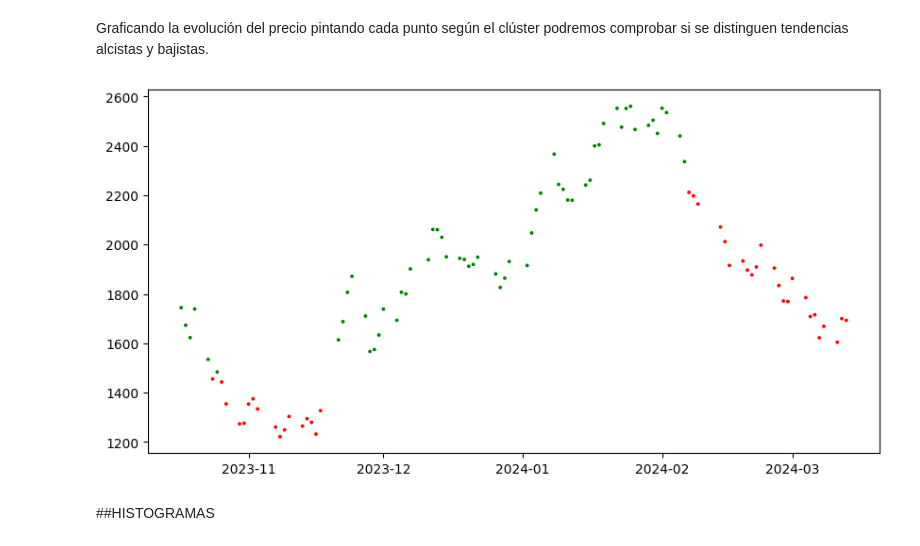
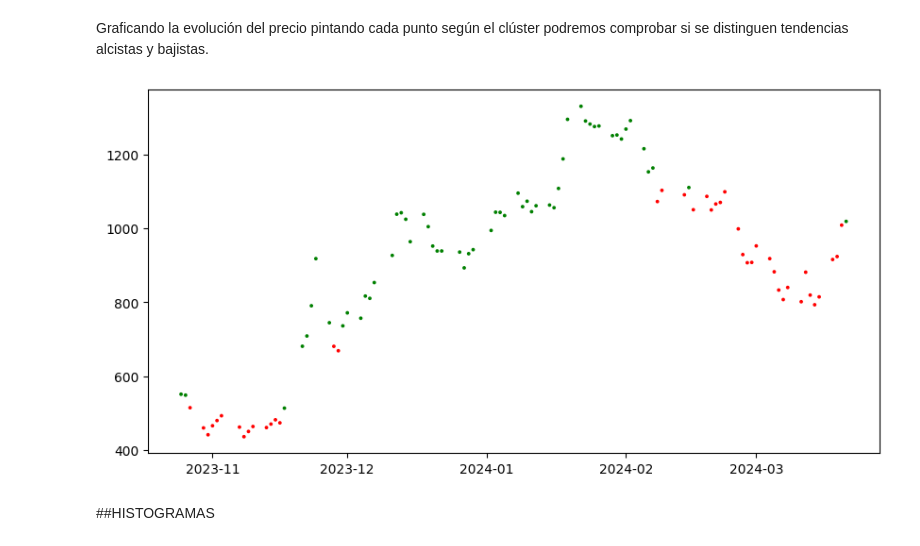
Before and after one commit to dmdiegoar/chuchobot, a Jupyter notebook: ar_trend_clustering.ipynb, the cells around one changed output. Drawn from its saved outputs; the diff is of its cells as text; code cells hidden in the pictures.

```diff
--- a/ar_trend_clustering.ipynb
+++ b/ar_trend_clustering.ipynb
@@ -246,5 +165,10 @@ def split(data, numero_barras):
 # %%
-symbol = "PAMP.BA"
+
+papeles = ["ALUA.BA", "BBAR.BA", "BMA.BA", "BYMA.BA", "CEPU.BA", "COME.BA", "CRES.BA", "CVH.BA", "EDN.BA",
+"GGAL.BA", "LOMA.BA", "MIRG.BA", "PAMP.BA", "SUPV.BA", "TECO2.BA", "TGNO4.BA", "TGSU2.BA", "TRAN.BA",
+"TXAR.BA", "VALO.BA", "YPFD.BA"]
+
+symbol = "EDN.BA"
 
 start_date="2010-01-01"
 
@@ -259,7 +183,7 @@ data_df = pd.DataFrame(data)
 #data_df.reindex(columns=['fecha', 'especie', 'apertura', 'maximo', 'minimo', 'cierre', 'volumen', 'timestamp'])
 
 print("                mis datos")
-print(data_df)
+#print(data_df)
 print("findatos")
 #msft = yf.Ticker("COME.BA")
 
@@ -433,15 +329,16 @@ Graficando la evolución del precio pintando cada punto según el clúster podre
 # %%
 #GRÁFICO CON LAS PREDICCIONES
 
 #Crear una lista de colores según predicción
-colors = ['green' if c == 1 else 'red' for c in cola["Pred"]]
+colors = ['green' if c == 1 else 'red' for c in df_forward["Pred"]]
+
 
 #Crear el gráfico
 plt.figure(figsize=(10, 5))
 plt.scatter(cola.index, cola["Close"], c=colors, s=3)
 plt.show()
 # %% [output]
-[figure, old version]
+[figure, new version]
 # %% [markdown]
 ##HISTOGRAMAS
 # %% [markdown]
```
Also changed, not shown: parts of 16 cells of this notebook.
